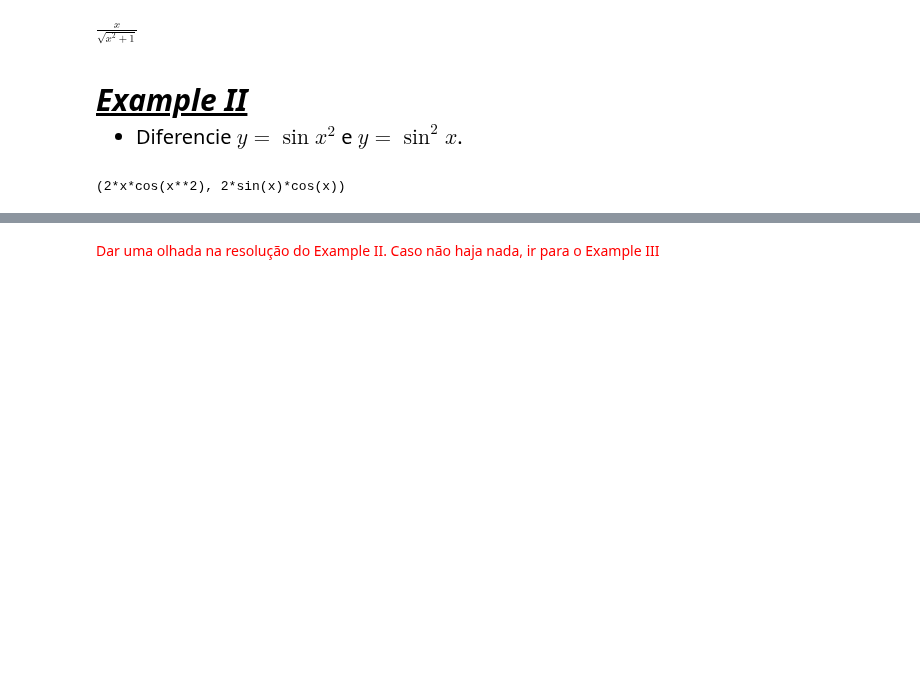
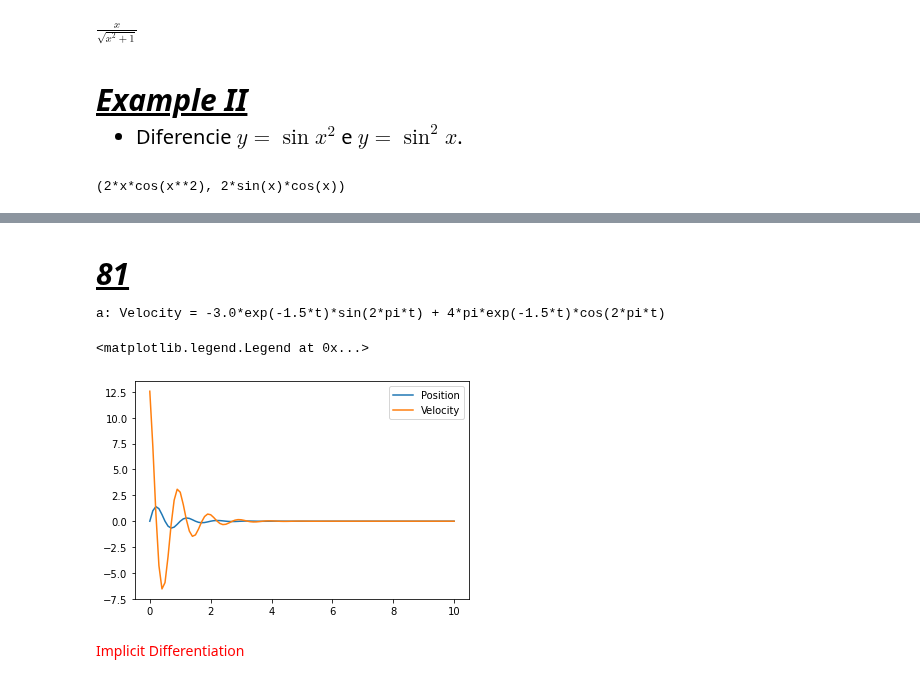
Before and after one commit to felipesveiga/Calculus, a Jupyter notebook: Chapter 3/stewart3.ipynb, the cells around one changed output, grey strips where cells are left out. Saved outputs shown, nothing was run; the diff lists cells and outputs as text; code cells hidden in the pictures; blank space fills up the shorter version.

Commit message:
Implicit Differentiation

```diff
--- a/Chapter 3/stewart3.ipynb
+++ b/Chapter 3/stewart3.ipynb
@@ -573,2 +723,22 @@ diff(y1, x), diff(y2,x)
+# %% [markdown]
+<h4 style='font-size:30px;font-style:italic;text-decoration:underline'> 81</h4>
+# %%
+from sympy import pi
+from matplotlib.pyplot import legend
+t = Symbol('t')
+s = 2*exp(-1.5*t)*sin(2*pi*t)
+
+print(f'a: Velocity = {diff(s,t)}')
+
+ts = np.linspace(0,10, 101)
+ys = 2*np.exp(-1.5*ts)*np.sin(2*np.pi*ts)
+
+plot(ts, ys, label='Position')
+plot(ts, [diff(s,t).subs(t,ti) for ti in ts], label='Velocity')
+legend()
+# %% [output]
+a: Velocity = -3.0*exp(-1.5*t)*sin(2*pi*t) + 4*pi*exp(-1.5*t)*cos(2*pi*t)
+<matplotlib.legend.Legend at 0x...>
+[figure, added]
 # %% [markdown]
-<p style='color:red'> Dar uma olhada na resolução do Example II. Caso não haja nada, ir para o Example III
+<p style='color:red'> Implicit Differentiation
```
Also changed, not shown: parts of 18 cells of this notebook.
